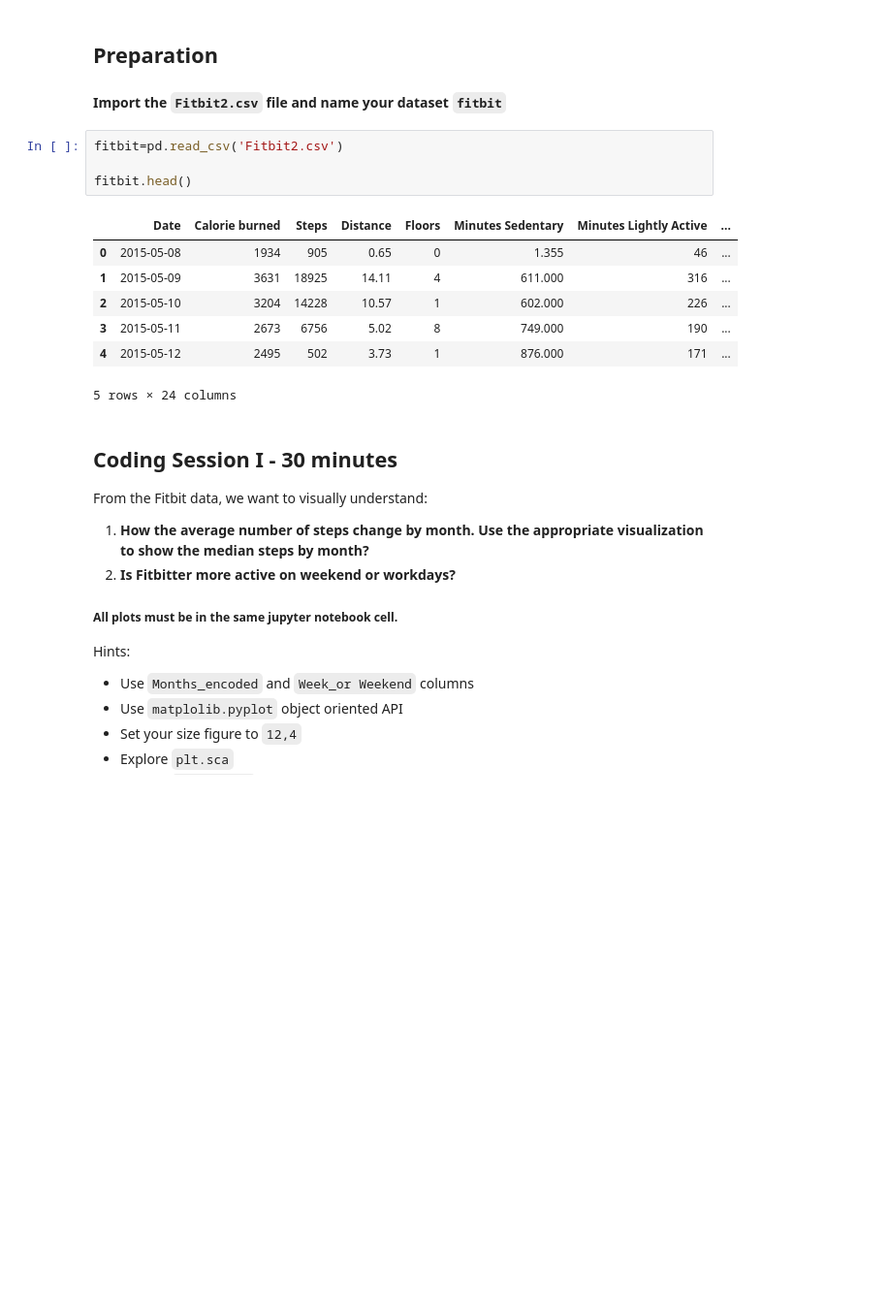
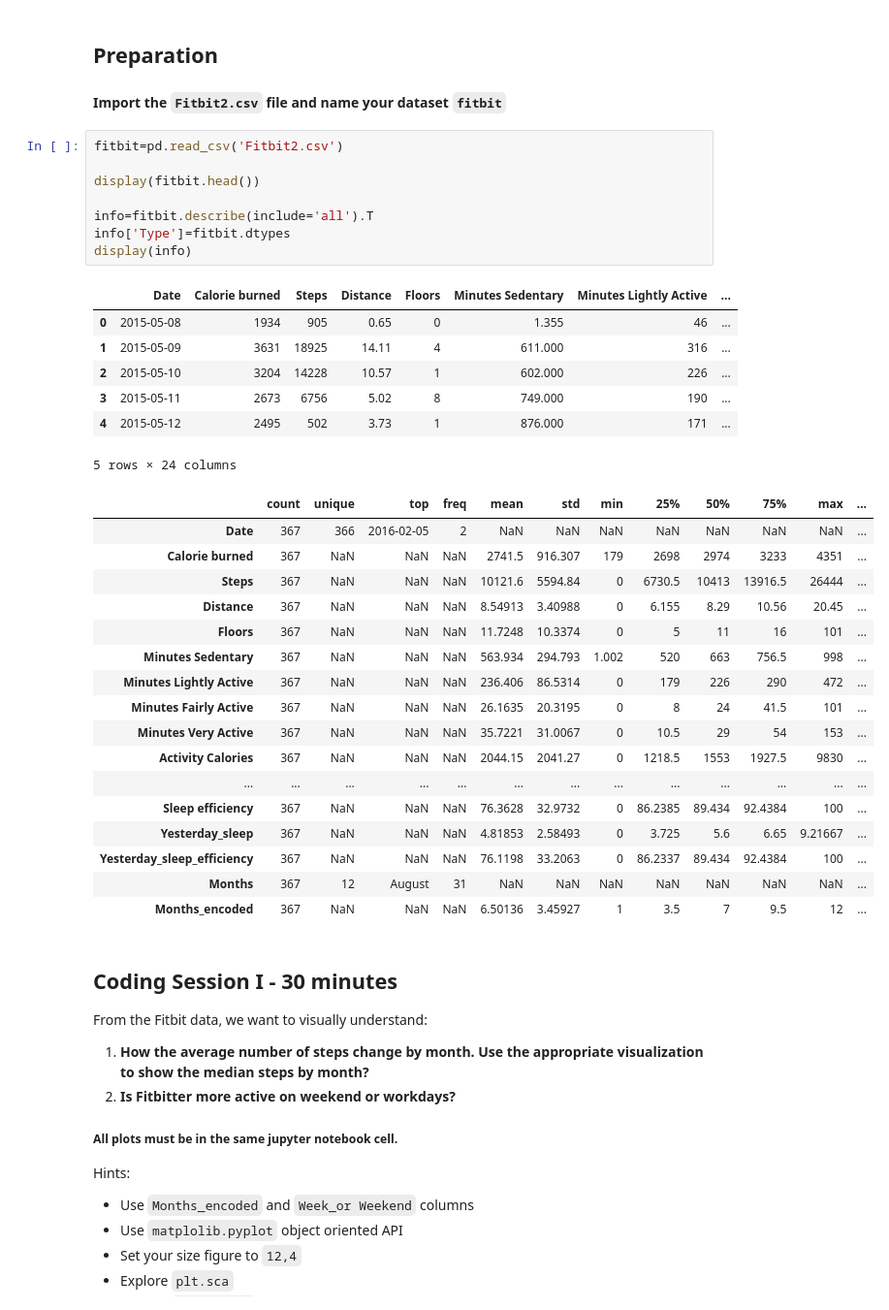
Before and after one commit to ironhack-datalabs/mad-oct-2018, a Jupyter notebook: module-2/lab-matplotlib-seaborn/your-code/challenge-2.ipynb, the cells around one changed output. Shown at 97% size. Saved outputs shown, nothing was run; the diff lists cells and outputs as text; blank space fills up the shorter version.

```diff
--- a/module-2/lab-matplotlib-seaborn/your-code/challenge-2.ipynb
+++ b/module-2/lab-matplotlib-seaborn/your-code/challenge-2.ipynb
@@ -19,15 +19,36 @@ import seaborn as sns
 # %%
 fitbit=pd.read_csv('Fitbit2.csv')
 
-fitbit.head()
+display(fitbit.head())
+
+info=fitbit.describe(include='all').T
+info['Type']=fitbit.dtypes
+display(info)
 # %% [output]
 |  | Date | Calorie burned | Steps | Distance | Floors | Minutes Sedentary | Minutes Lightly Active | ... |
 | 0 | 2015-05-08 | 1934 | 905 | 0.65 | 0 | 1.355 | 46 | ... |
 | 1 | 2015-05-09 | 3631 | 18925 | 14.11 | 4 | 611.000 | 316 | ... |
 | 2 | 2015-05-10 | 3204 | 14228 | 10.57 | 1 | 602.000 | 226 | ... |
 | 3 | 2015-05-11 | 2673 | 6756 | 5.02 | 8 | 749.000 | 190 | ... |
 | 4 | 2015-05-12 | 2495 | 502 | 3.73 | 1 | 876.000 | 171 | ... |
 5 rows × 24 columns
+|  | count | unique | top | freq | mean | std | min | 25% | 50% | 75% | max | ... |
+| Date | 367 | 366 | 2016-02-05 | 2 | NaN | NaN | NaN | NaN | NaN | NaN | NaN | ... |
+| Calorie burned | 367 | NaN | NaN | NaN | 2741.5 | 916.307 | 179 | 2698 | 2974 | 3233 | 4351 | ... |
+| Steps | 367 | NaN | NaN | NaN | 10121.6 | 5594.84 | 0 | 6730.5 | 10413 | 13916.5 | 26444 | ... |
+| Distance | 367 | NaN | NaN | NaN | 8.54913 | 3.40988 | 0 | 6.155 | 8.29 | 10.56 | 20.45 | ... |
+| Floors | 367 | NaN | NaN | NaN | 11.7248 | 10.3374 | 0 | 5 | 11 | 16 | 101 | ... |
+| Minutes Sedentary | 367 | NaN | NaN | NaN | 563.934 | 294.793 | 1.002 | 520 | 663 | 756.5 | 998 | ... |
+| Minutes Lightly Active | 367 | NaN | NaN | NaN | 236.406 | 86.5314 | 0 | 179 | 226 | 290 | 472 | ... |
+| Minutes Fairly Active | 367 | NaN | NaN | NaN | 26.1635 | 20.3195 | 0 | 8 | 24 | 41.5 | 101 | ... |
+| Minutes Very Active | 367 | NaN | NaN | NaN | 35.7221 | 31.0067 | 0 | 10.5 | 29 | 54 | 153 | ... |
+| Activity Calories | 367 | NaN | NaN | NaN | 2044.15 | 2041.27 | 0 | 1218.5 | 1553 | 1927.5 | 9830 | ... |
+| ... | ... | ... | ... | ... | ... | ... | ... | ... | ... | ... | ... | ... |
+| Sleep efficiency | 367 | NaN | NaN | NaN | 76.3628 | 32.9732 | 0 | 86.2385 | 89.434 | 92.4384 | 100 | ... |
+| Yesterday_sleep | 367 | NaN | NaN | NaN | 4.81853 | 2.58493 | 0 | 3.725 | 5.6 | 6.65 | 9.21667 | ... |
+| Yesterday_sleep_efficiency | 367 | NaN | NaN | NaN | 76.1198 | 33.2063 | 0 | 86.2337 | 89.434 | 92.4384 | 100 | ... |
+| Months | 367 | 12 | August | 31 | NaN | NaN | NaN | NaN | NaN | NaN | NaN | ... |
+| Months_encoded | 367 | NaN | NaN | NaN | 6.50136 | 3.45927 | 1 | 3.5 | 7 | 9.5 | 12 | ... |
 # %% [markdown]
 ## Coding Session I - 30 minutes
 
```
Also changed, not shown: parts of 10 cells of this notebook.
